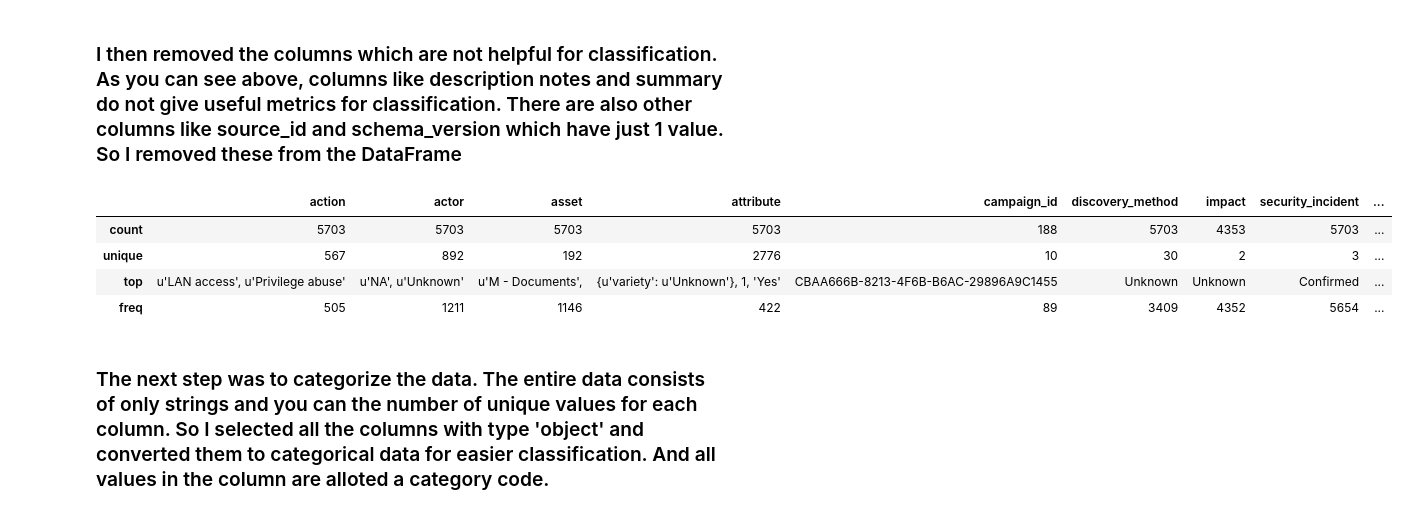
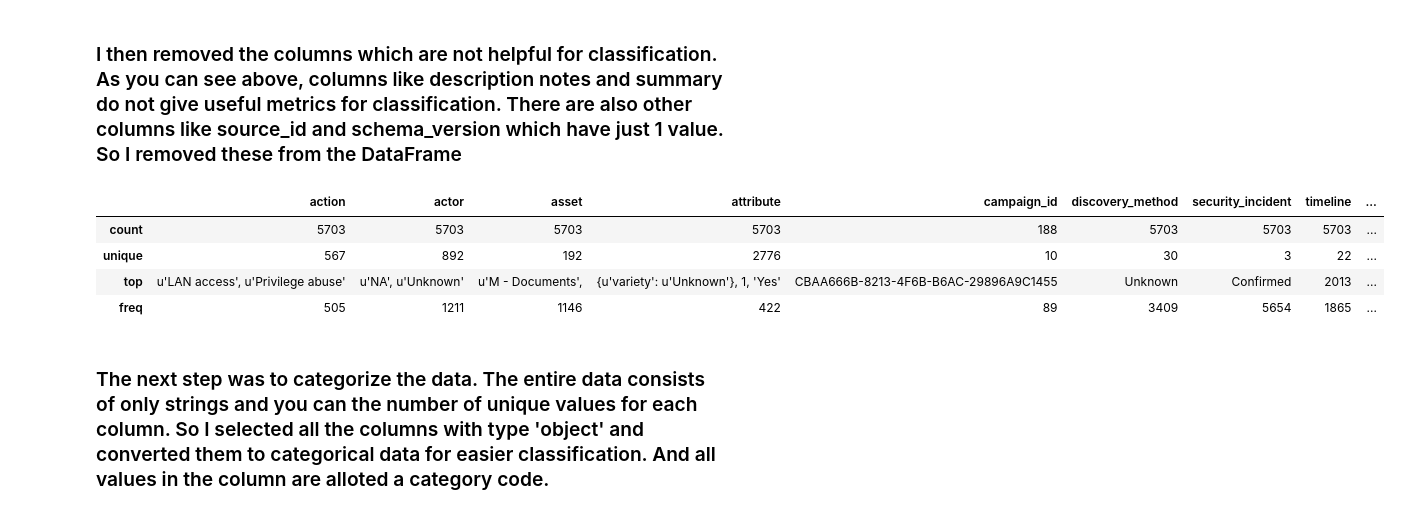
Before and after one commit to vkarthyk/VCDB-Machine-Learning, a Jupyter notebook: vcdb_data_analysis.ipynb, the cells around one changed output. Cells and saved outputs as stored; diff of their text form; code cells hidden in the pictures.

Commit message:
Analysis of VCDB data

```diff
--- a/vcdb_data_analysis.ipynb
+++ b/vcdb_data_analysis.ipynb
@@ -124,8 +122,9 @@ df4 = df4.drop('summary', axis=1)
 
 ### You can see that the data looks much more clean and meaningful now. All the missing values and extraneous data has been sanitized and removed
 # %%
+df4['timeline'] = df4['timeline'].apply(lambda x: x.split(',')[0])
 df4.to_csv("vcdb_feature_set.csv", encoding='utf-8')
-df4.head()
+df4.head(3)
 # %% [output]
 |  | action | actor | asset | attribute | campaign_id | discovery_method | discovery_notes | impact | ... |
 | incident_id |  |  |  |  |  |  |  |  | ... |
@@ -145,14 +142,14 @@ df4.describe()
 # %% [markdown]
 ### I then removed the columns which are not helpful for classification. As you can see above, columns like description notes and summary do not give useful metrics for classification. There are also other columns like source_id and schema_version which have just 1 value. So I removed these from the DataFrame
 # %%
-vcdb_df = df4.drop(['discovery_notes', 'reference', 'schema_version', 'source_id', 'targeted', 'plus', 'notes'], axis=1)
+vcdb_df = df4.drop(['discovery_notes', 'reference', 'schema_version', 'source_id', 'targeted', 'plus', 'notes', 'impact', 'plus'], axis=1)
 vcdb_df.describe()
 # %% [output]
-|  | action | actor | asset | attribute | campaign_id | discovery_method | impact | security_incident | ... |
-| count | 5703 | 5703 | 5703 | 5703 | 188 | 5703 | 4353 | 5703 | ... |
-| unique | 567 | 892 | 192 | 2776 | 10 | 30 | 2 | 3 | ... |
-| top | u'LAN access', u'Privilege abuse' | u'NA', u'Unknown' | u'M - Documents', | {u'variety': u'Unknown'}, 1, 'Yes' | CBAA666B-8213-4F6B-B6AC-29896A9C1455 | Unknown | Unknown | Confirmed | ... |
-| freq | 505 | 1211 | 1146 | 422 | 89 | 3409 | 4352 | 5654 | ... |
+|  | action | actor | asset | attribute | campaign_id | discovery_method | security_incident | timeline | ... |
+| count | 5703 | 5703 | 5703 | 5703 | 188 | 5703 | 5703 | 5703 | ... |
+| unique | 567 | 892 | 192 | 2776 | 10 | 30 | 3 | 22 | ... |
+| top | u'LAN access', u'Privilege abuse' | u'NA', u'Unknown' | u'M - Documents', | {u'variety': u'Unknown'}, 1, 'Yes' | CBAA666B-8213-4F6B-B6AC-29896A9C1455 | Unknown | Confirmed | 2013 | ... |
+| freq | 505 | 1211 | 1146 | 422 | 89 | 3409 | 5654 | 1865 | ... |
 # %% [markdown]
 ### The next step was to categorize the data. The entire data consists of only strings and you can the number of unique values for each column. So I selected all the columns with type 'object' and converted them to categorical data for easier classification. And all values in the column are alloted a category code.
 # %%
```
Also changed, not shown: parts of 9 cells of this notebook.
